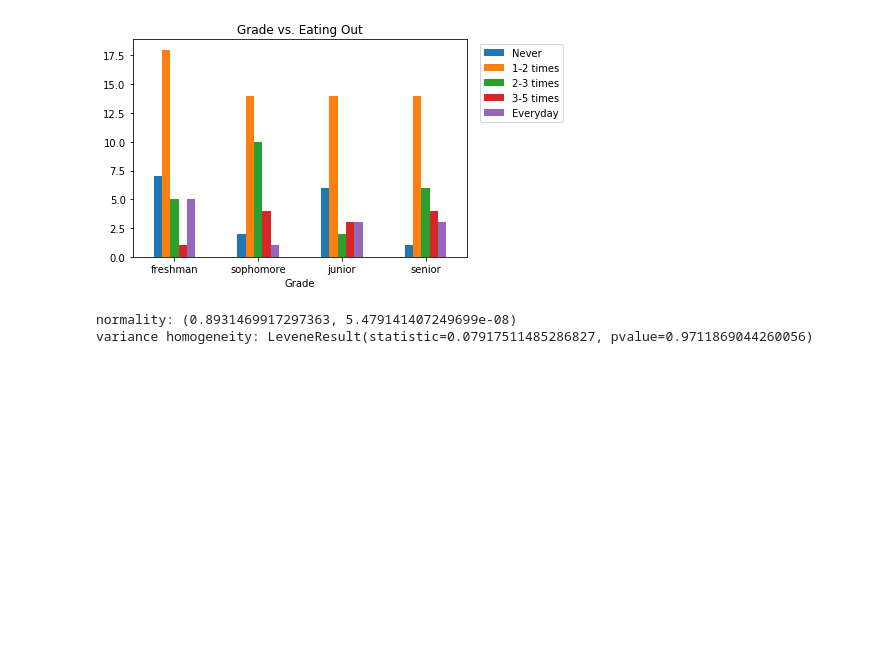
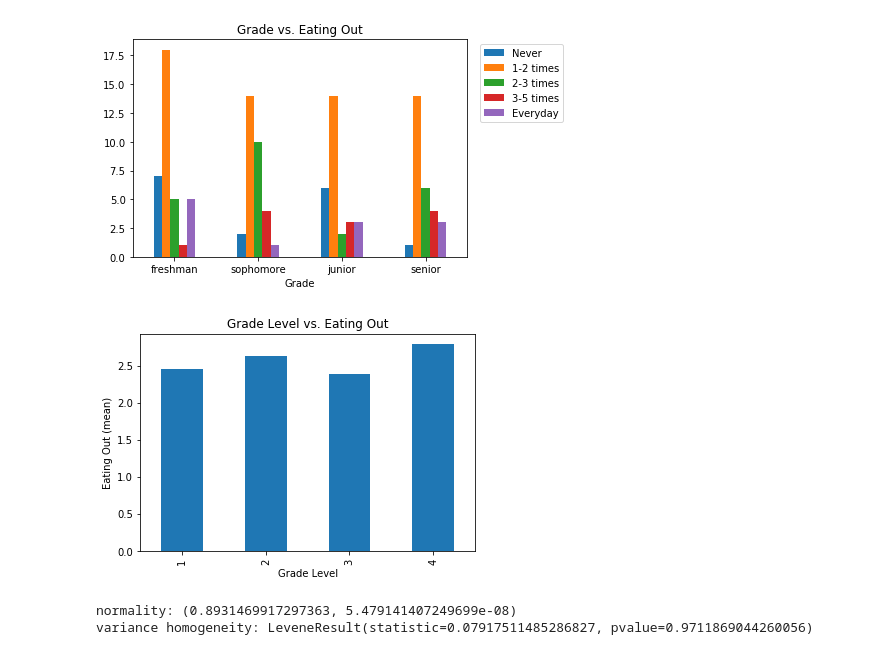
Before and after one commit to tiffanyhsu001/Stats131_FinalProject, a Jupyter notebook: Eating Out Data Analysis.ipynb, the cells around one changed output. Drawn from its saved outputs; the diff is of its cells as text; code cells hidden in the pictures; blank space fills up the shorter version.

```diff
--- a/Eating Out Data Analysis.ipynb
+++ b/Eating Out Data Analysis.ipynb
@@ -131,6 +145,10 @@ variance homogeneity: LeveneResult(statistic=2.5821217533341407, pvalue=0.056558
 eatout_groupby_plot('grade_level', 'Grade vs. Eating Out', 'Grade', [0,1,2,3], ['freshman','sophomore', 'junior', 'senior' ])
 # %% [output]
 [figure]
+# %%
+plotting(df2.groupby('grade_level').mean()['eating_out'], 'Grade Level vs. Eating Out', 'Grade Level', 'Eating Out (mean)')
+# %% [output]
+[figure, added]
 # %%
 results = ols('eating_out ~ C(grade_level)', data=df2).fit()
 
```
Also changed, not shown: parts of 8 cells of this notebook.
